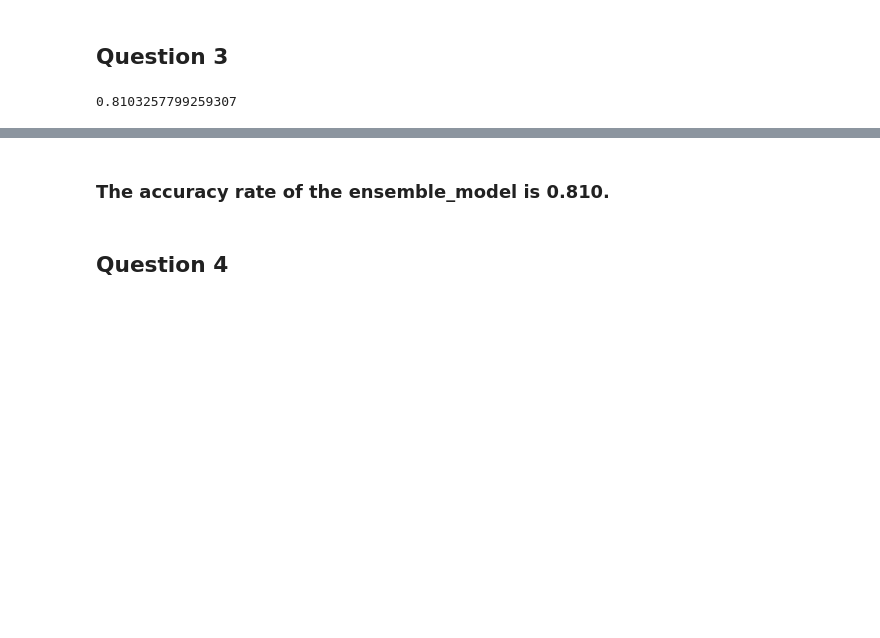
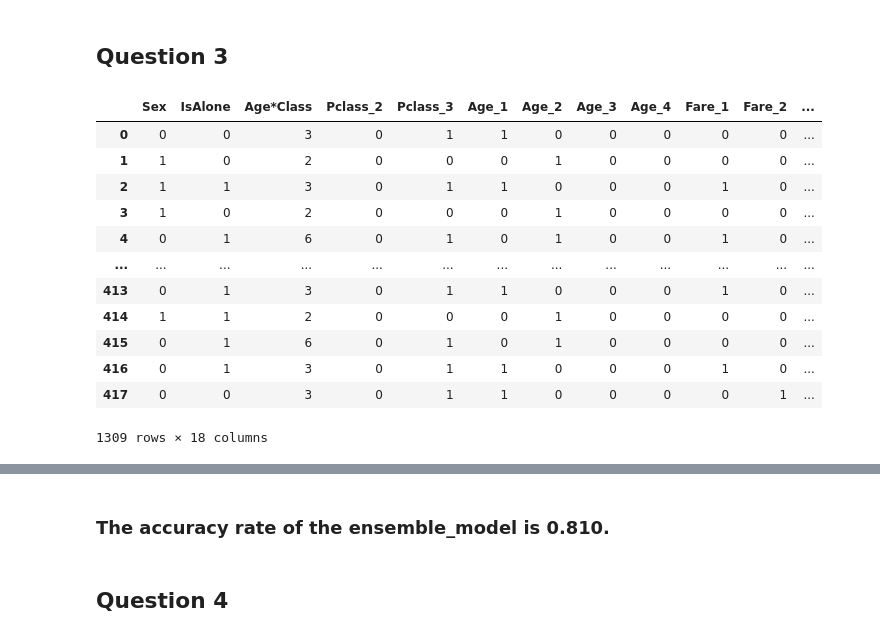
Before and after one commit to yhz0/group529, a Jupyter notebook: titanic/titanic.ipynb, the cells around one changed output, grey strips where cells are left out. Cells and saved outputs as stored; diff of their text form; code cells hidden in the pictures; blank space fills up the shorter version.

```diff
--- a/titanic/titanic.ipynb
+++ b/titanic/titanic.ipynb
@@ -261,5 +286,22 @@ plt.axis([0,1,0,1])
 # %% [markdown]
 ## Question 3
+# %%
+# To use an ensemble model, we combine the non-dummy and dummy variables apart
+pd.get_dummies(combine, columns=dummy_columns, drop_first=True,)
+# %% [output]
+|  | Sex | IsAlone | Age*Class | Pclass_2 | Pclass_3 | Age_1 | Age_2 | Age_3 | Age_4 | Fare_1 | Fare_2 | ... |
+| 0 | 0 | 0 | 3 | 0 | 1 | 1 | 0 | 0 | 0 | 0 | 0 | ... |
+| 1 | 1 | 0 | 2 | 0 | 0 | 0 | 1 | 0 | 0 | 0 | 0 | ... |
+| 2 | 1 | 1 | 3 | 0 | 1 | 1 | 0 | 0 | 0 | 1 | 0 | ... |
+| 3 | 1 | 0 | 2 | 0 | 0 | 0 | 1 | 0 | 0 | 0 | 0 | ... |
+| 4 | 0 | 1 | 6 | 0 | 1 | 0 | 1 | 0 | 0 | 1 | 0 | ... |
+| ... | ... | ... | ... | ... | ... | ... | ... | ... | ... | ... | ... | ... |
+| 413 | 0 | 1 | 3 | 0 | 1 | 1 | 0 | 0 | 0 | 1 | 0 | ... |
+| 414 | 1 | 1 | 2 | 0 | 0 | 0 | 1 | 0 | 0 | 0 | 0 | ... |
+| 415 | 0 | 1 | 6 | 0 | 1 | 0 | 1 | 0 | 0 | 0 | 0 | ... |
+| 416 | 0 | 1 | 3 | 0 | 1 | 1 | 0 | 0 | 0 | 1 | 0 | ... |
+| 417 | 0 | 0 | 3 | 0 | 1 | 1 | 0 | 0 | 0 | 0 | 1 | ... |
+1309 rows × 18 columns
 # %%
 import sklearn.base
 class my_ensemble_model(sklearn.base.BaseEstimator):
@@ -279,4 +321,0 @@ class my_ensemble_model(sklearn.base.BaseEstimator):
-# %%
-getScore(my_ensemble_model(), X_train, Y_train)
-# %% [output]
-0.8103257799259307
```
Also changed, not shown: parts of 31 cells of this notebook.
